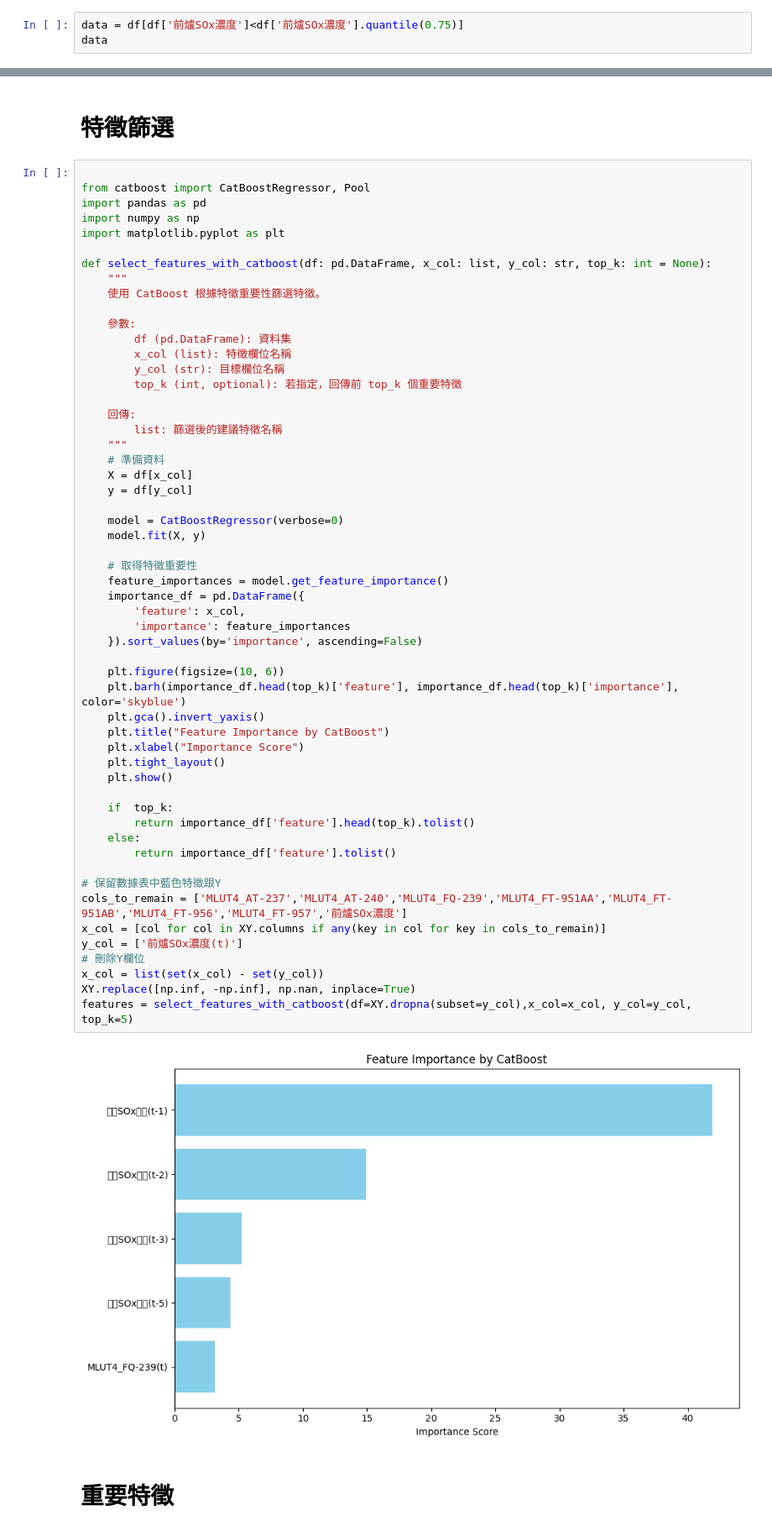
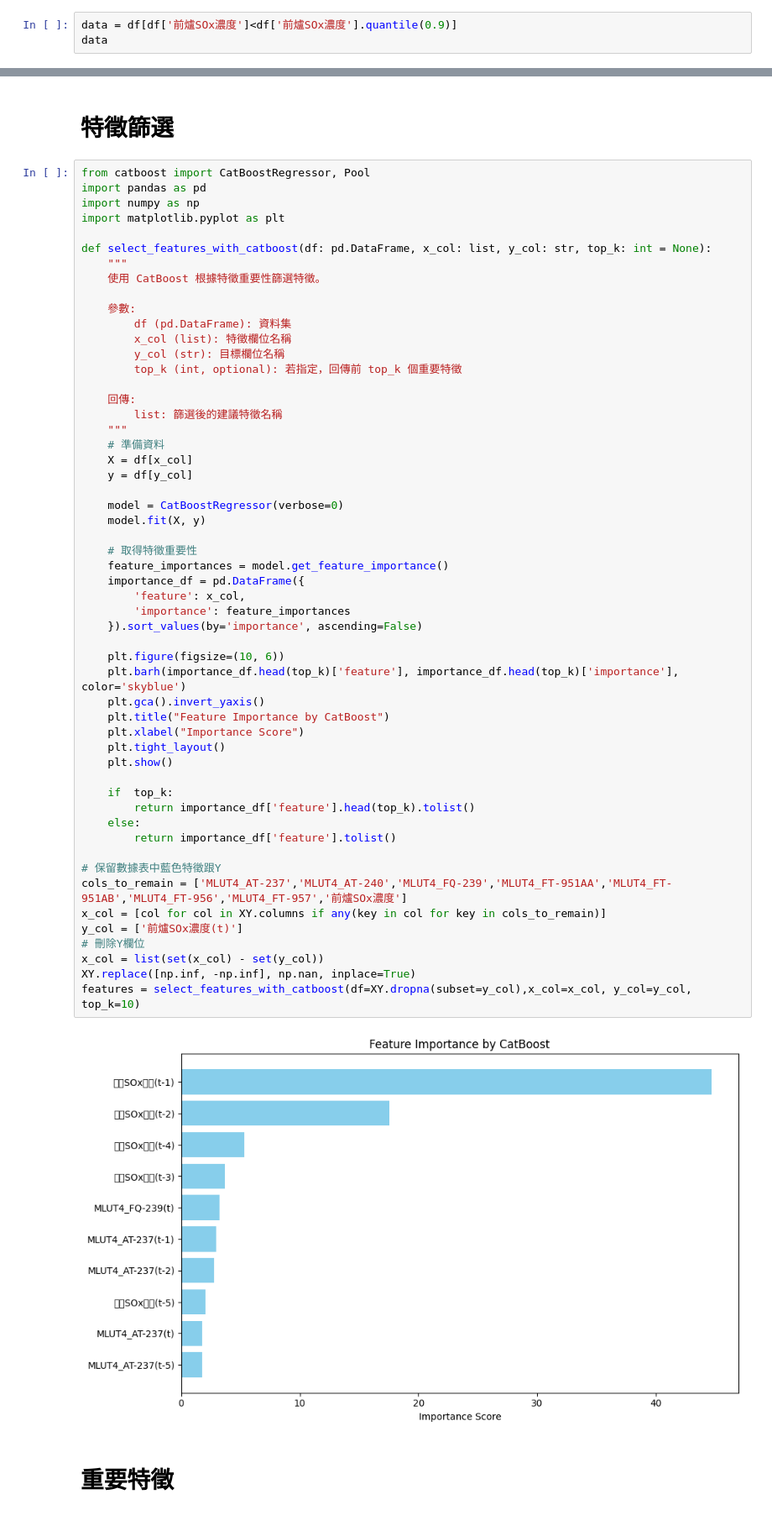
Before and after one commit to skywalker0803r/CFB, a Jupyter notebook: 煙囪排放SOx濃度Y₃.ipynb, the cells around one changed output, grey strips where cells are left out. Shown at 84% size. Cells and saved outputs as stored; diff of their text form.

```diff
--- a/煙囪排放SOx濃度Y₃.ipynb
+++ b/煙囪排放SOx濃度Y₃.ipynb
@@ -191,7 +191,7 @@ plt.show()
 # %% [output]
 [figure]
 # %%
-data = df[df['前爐SOx濃度']<df['前爐SOx濃度'].quantile(0.75)]
+data = df[df['前爐SOx濃度']<df['前爐SOx濃度'].quantile(0.9)]
 data
 # %% [output]
 |  | MLUT4_AIA792101A | MLUT4_AIA792101B | MLUT4_AIC-232B | MLUT4_AT-232A | MLUT4_AT-237 | MLUT4_AT-240 | ... |
@@ -319,7 +319,6 @@ dtype: float64
 # %% [markdown]
 # 特徵篩選
 # %%
-
 from catboost import CatBoostRegressor, Pool
 import pandas as pd
 import numpy as np
@@ -346,35 +345,35 @@ def select_features_with_catboost(df: pd.DataFrame, x_col: list, y_col: str, top
     model.fit(X, y)
 
     # 取得特徵重要性
     feature_importances = model.get_feature_importance()
     importance_df = pd.DataFrame({
         'feature': x_col,
         'importance': feature_importances
     }).sort_values(by='importance', ascending=False)
 
     plt.figure(figsize=(10, 6))
     plt.barh(importance_df.head(top_k)['feature'], importance_df.head(top_k)['importance'], color='skyblue')
     plt.gca().invert_yaxis()
     plt.title("Feature Importance by CatBoost")
     plt.xlabel("Importance Score")
     plt.tight_layout()
     plt.show()
 
     if  top_k:
         return importance_df['feature'].head(top_k).tolist()
     else:
         return importance_df['feature'].tolist()
 
 # 保留數據表中藍色特徵跟Y
 cols_to_remain = ['MLUT4_AT-237','MLUT4_AT-240','MLUT4_FQ-239','MLUT4_FT-951AA','MLUT4_FT-951AB','MLUT4_FT-956','MLUT4_FT-957','前爐SOx濃度']
 x_col = [col for col in XY.columns if any(key in col for key in cols_to_remain)]
 y_col = ['前爐SOx濃度(t)']
 # 刪除Y欄位
 x_col = list(set(x_col) - set(y_col))
 XY.replace([np.inf, -np.inf], np.nan, inplace=True)
-features = select_features_with_catboost(df=XY.dropna(subset=y_col),x_col=x_col, y_col=y_col, top_k=5)
+features = select_features_with_catboost(df=XY.dropna(subset=y_col),x_col=x_col, y_col=y_col, top_k=10)
 # %% [output]
-[figure, old version]
+[figure, new version]
 # %% [markdown]
 # 重要特徵
 # %%
```
Also changed, not shown: parts of 13 cells of this notebook.
